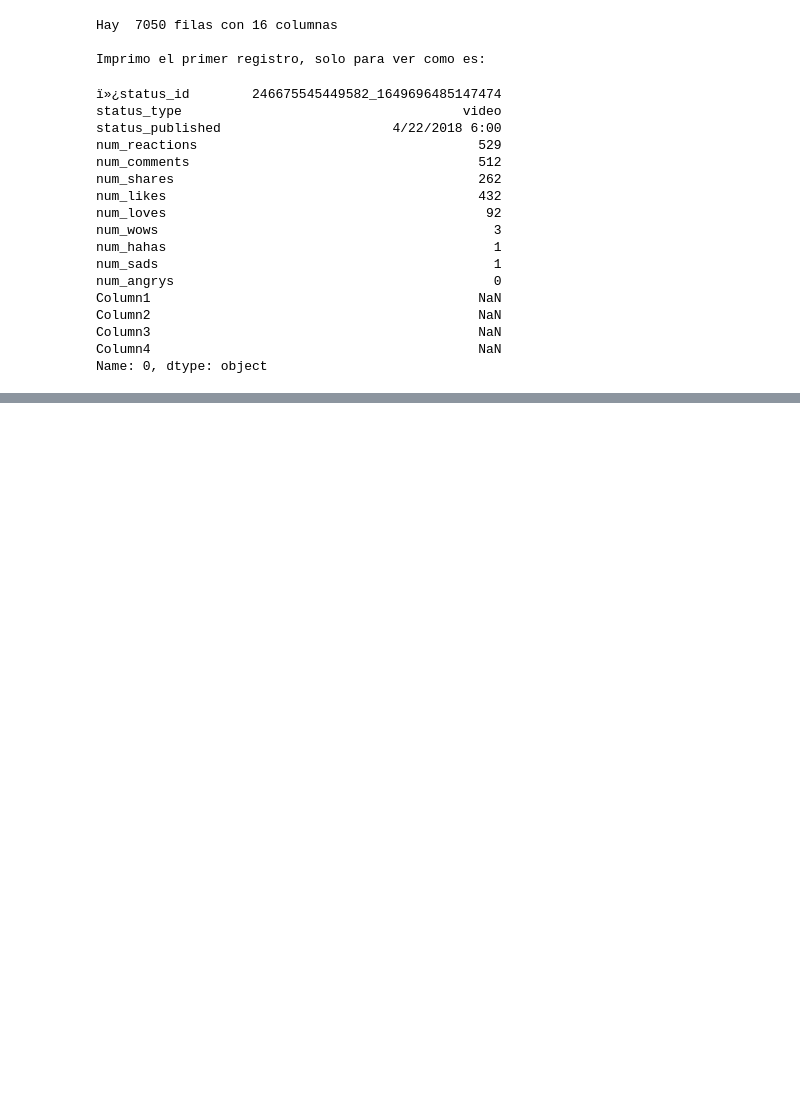
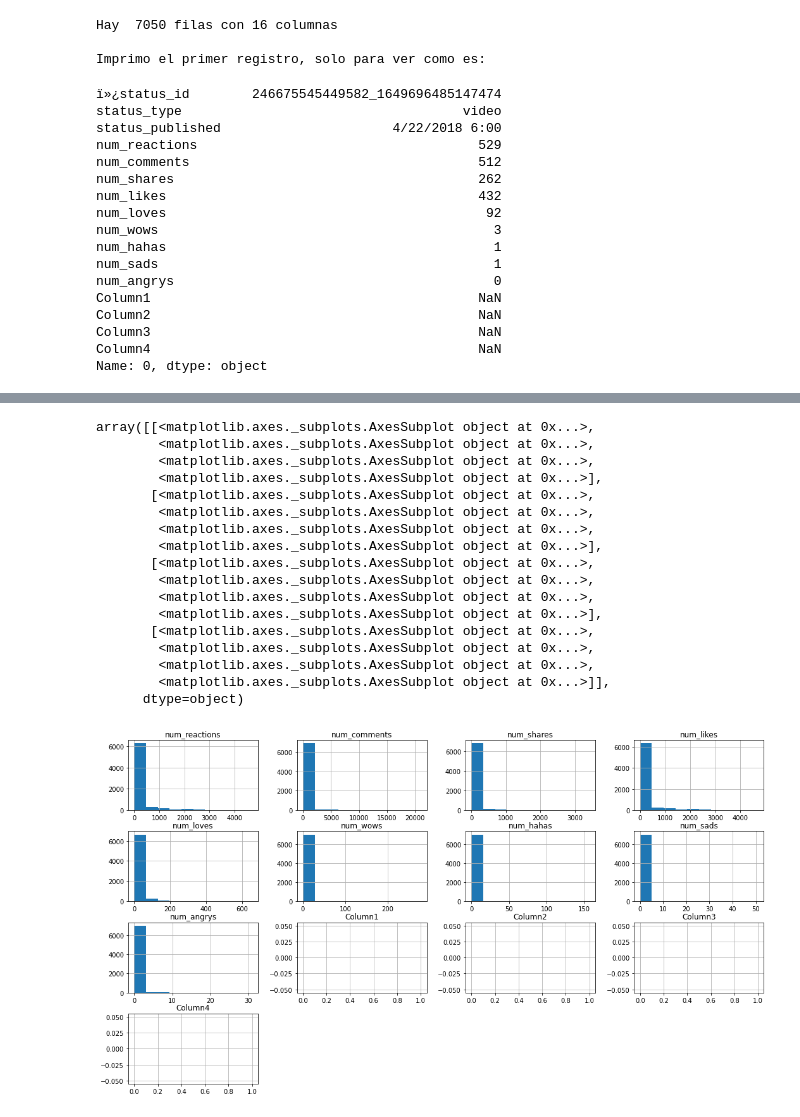
Before and after one commit to JMML2021/Sprint-8.-Algoritmes-d-aprenentatge-NO-supervisat-Agrupaci-, a Jupyter notebook: Sprint_8_Algoritmes_d’aprenentatge_NO_supervisat_Agrupació.ipynb, the cells around one changed output, grey strips where cells are left out. Cells and saved outputs as stored; diff of their text form; code cells hidden in the pictures; blank space fills up the shorter version.

```diff
--- a/Sprint_8_Algoritmes_d’aprenentatge_NO_supervisat_Agrupació.ipynb
+++ b/Sprint_8_Algoritmes_d’aprenentatge_NO_supervisat_Agrupació.ipynb
@@ -73,0 +143,24 @@ df1.head()
+# %%
+#Let's show the histograms of the variables alcohol, magnesium y color_intensity.
+#Histogramas
+
+df1[df1.columns].hist(figsize=(18,10))
+# %% [output]
+array([[<matplotlib.axes._subplots.AxesSubplot object at 0x...>,
+        <matplotlib.axes._subplots.AxesSubplot object at 0x...>,
+        <matplotlib.axes._subplots.AxesSubplot object at 0x...>,
+        <matplotlib.axes._subplots.AxesSubplot object at 0x...>],
+       [<matplotlib.axes._subplots.AxesSubplot object at 0x...>,
+        <matplotlib.axes._subplots.AxesSubplot object at 0x...>,
+        <matplotlib.axes._subplots.AxesSubplot object at 0x...>,
+        <matplotlib.axes._subplots.AxesSubplot object at 0x...>],
+       [<matplotlib.axes._subplots.AxesSubplot object at 0x...>,
+        <matplotlib.axes._subplots.AxesSubplot object at 0x...>,
+        <matplotlib.axes._subplots.AxesSubplot object at 0x...>,
+        <matplotlib.axes._subplots.AxesSubplot object at 0x...>],
+       [<matplotlib.axes._subplots.AxesSubplot object at 0x...>,
+        <matplotlib.axes._subplots.AxesSubplot object at 0x...>,
+        <matplotlib.axes._subplots.AxesSubplot object at 0x...>,
+        <matplotlib.axes._subplots.AxesSubplot object at 0x...>]],
+      dtype=object)
+[figure, added]
```
Also changed, not shown: parts of 7 cells of this notebook.
